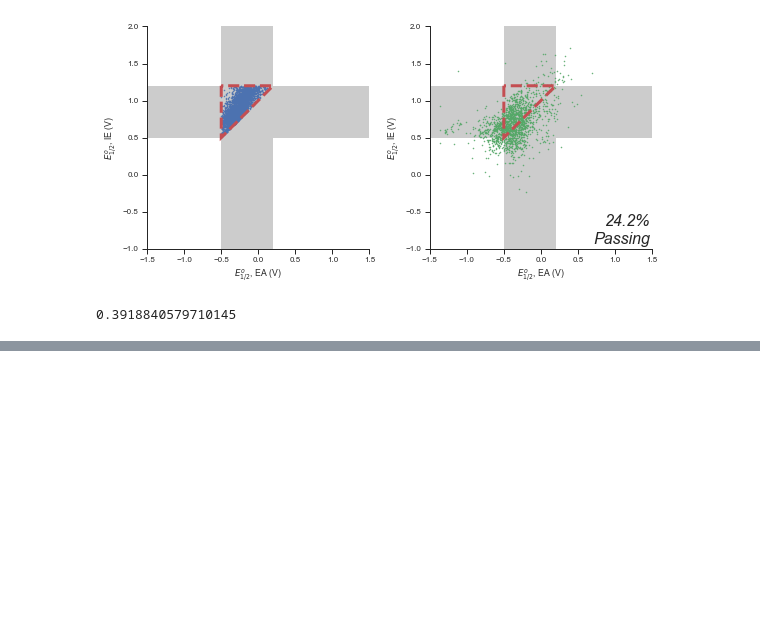
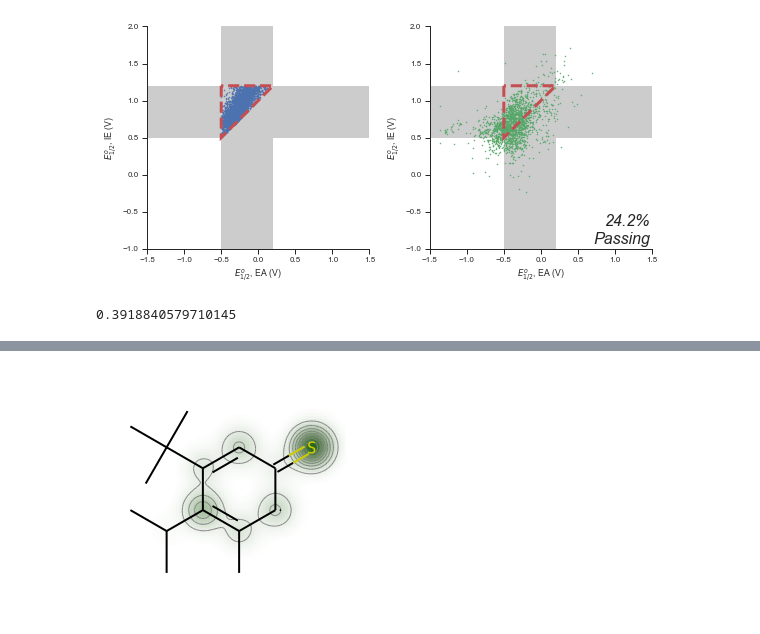
Before and after one commit to NREL/rlmolecule, a Jupyter notebook: stable_radical_optimization/plot_dft_confirmation.ipynb, the cells around one changed output, grey strips where cells are left out. Cells and saved outputs as stored; diff of their text form; code cells hidden in the pictures; blank space fills up the shorter version.

```diff
--- a/stable_radical_optimization/plot_dft_confirmation.ipynb
+++ b/stable_radical_optimization/plot_dft_confirmation.ipynb
@@ -133,0 +145,6 @@ df_spin.head()
+# %%
+stability_orig = tf.keras.models.load_model(
+    '/projects/rlmolecule/pstjohn/models/20210214_radical_stability_new_nfp/',
+    compile=False)
+
+spins, bur_vols = stability_orig.predict(dataset, verbose=1)
@@ -304,0 +425,26 @@ df_confirmed.to_csv('dft_confirmed.csv', index=False)
+# %%
+# Code for raster image drawing
+import rdkit
+
+from rdkit import Chem
+from rdkit.Chem import Draw
+from rdkit.Chem.Draw import rdMolDraw2D
+from rdkit.Chem.Draw import SimilarityMaps
+from rdkit.Chem import rdDepictor
+from IPython.display import SVG
+import io
+from PIL import Image
+
+def show_png(data):
+    bio = io.BytesIO(data)
+    img = Image.open(bio)
+    return img
+
+mol = Chem.MolFromSmiles('CC1=C(C(C)C)C(C(C)(C)C)=CC(=S)[CH]1')
+
+d = rdMolDraw2D.MolDraw2DCairo(250, 250)
+SimilarityMaps.GetSimilarityMapFromWeights(mol, df_spin_symbol[df_spin_symbol.smiles == 'CC1=C(C(C)C)C(C(C)(C)C)=CC(=S)[CH]1'].fractional_spin.values.tolist(), draw2d=d)
+d.FinishDrawing()
+show_png(d.GetDrawingText())
+# %% [output]
+[figure, added]
```
Also changed, not shown: parts of 28 cells of this notebook, 11 other files.
